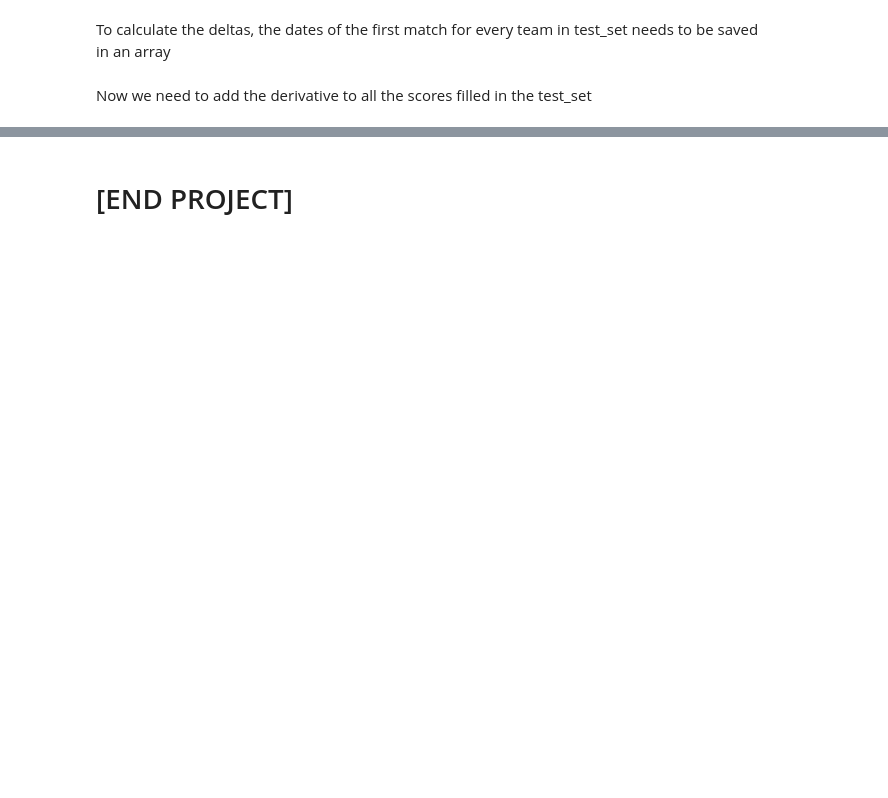
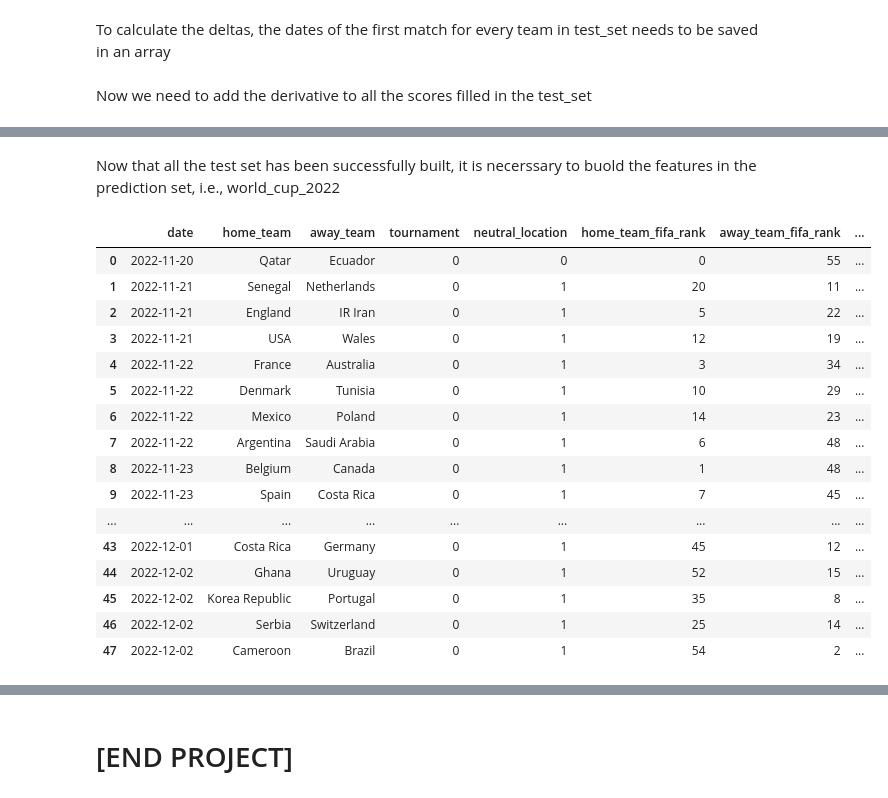
Before and after one commit to rasensiod/ML_Qatar22, a Jupyter notebook: Team3/MLProject_vT3.ipynb, the cells around one changed output, grey strips where cells are left out. Drawn from its saved outputs; the diff is of its cells as text; code cells hidden in the pictures; blank space fills up the shorter version.

```diff
--- a/Team3/MLProject_vT3.ipynb
+++ b/Team3/MLProject_vT3.ipynb
@@ -1762,0 +1778,23 @@ def update_scores_derivatives(country, j):
+# %% [markdown]
+Now that all the test set has been successfully built, it is necerssary to buold the features in the prediction set, i.e., world_cup_2022
+# %%
+test_set = pred_data1
+test_set
+# %% [output]
+|  | date | home_team | away_team | tournament | neutral_location | home_team_fifa_rank | away_team_fifa_rank | ... |
+| 0 | 2022-11-20 | Qatar | Ecuador | 0 | 0 | 0 | 55 | ... |
+| 1 | 2022-11-21 | Senegal | Netherlands | 0 | 1 | 20 | 11 | ... |
+| 2 | 2022-11-21 | England | IR Iran | 0 | 1 | 5 | 22 | ... |
+| 3 | 2022-11-21 | USA | Wales | 0 | 1 | 12 | 19 | ... |
+| 4 | 2022-11-22 | France | Australia | 0 | 1 | 3 | 34 | ... |
+| 5 | 2022-11-22 | Denmark | Tunisia | 0 | 1 | 10 | 29 | ... |
+| 6 | 2022-11-22 | Mexico | Poland | 0 | 1 | 14 | 23 | ... |
+| 7 | 2022-11-22 | Argentina | Saudi Arabia | 0 | 1 | 6 | 48 | ... |
+| 8 | 2022-11-23 | Belgium | Canada | 0 | 1 | 1 | 48 | ... |
+| 9 | 2022-11-23 | Spain | Costa Rica | 0 | 1 | 7 | 45 | ... |
+| ... | ... | ... | ... | ... | ... | ... | ... | ... |
+| 43 | 2022-12-01 | Costa Rica | Germany | 0 | 1 | 45 | 12 | ... |
+| 44 | 2022-12-02 | Ghana | Uruguay | 0 | 1 | 52 | 15 | ... |
+| 45 | 2022-12-02 | Korea Republic | Portugal | 0 | 1 | 35 | 8 | ... |
+| 46 | 2022-12-02 | Serbia | Switzerland | 0 | 1 | 25 | 14 | ... |
+| 47 | 2022-12-02 | Cameroon | Brazil | 0 | 1 | 54 | 2 | ... |
```
Also changed, not shown: parts of 23 cells of this notebook, 3 other files.
